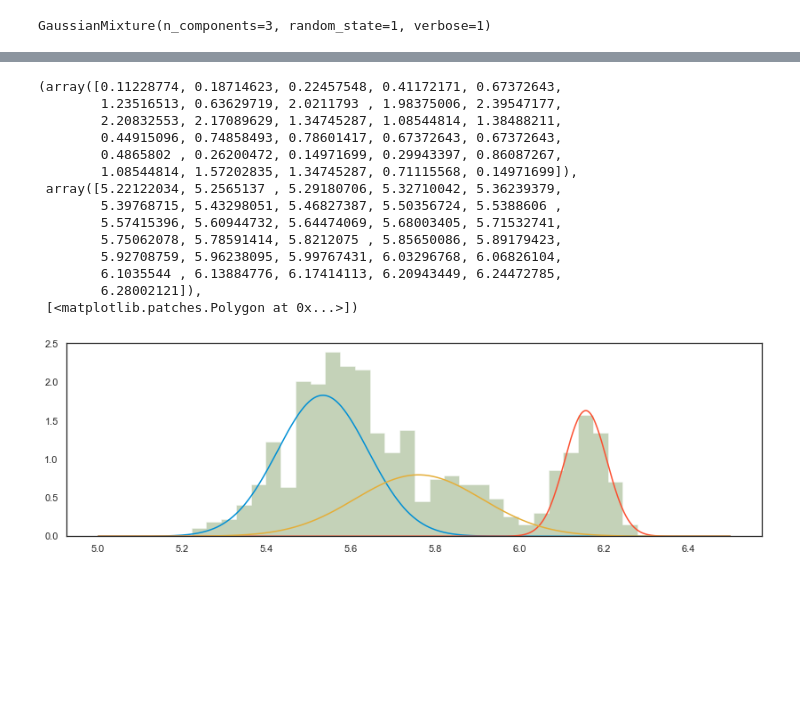
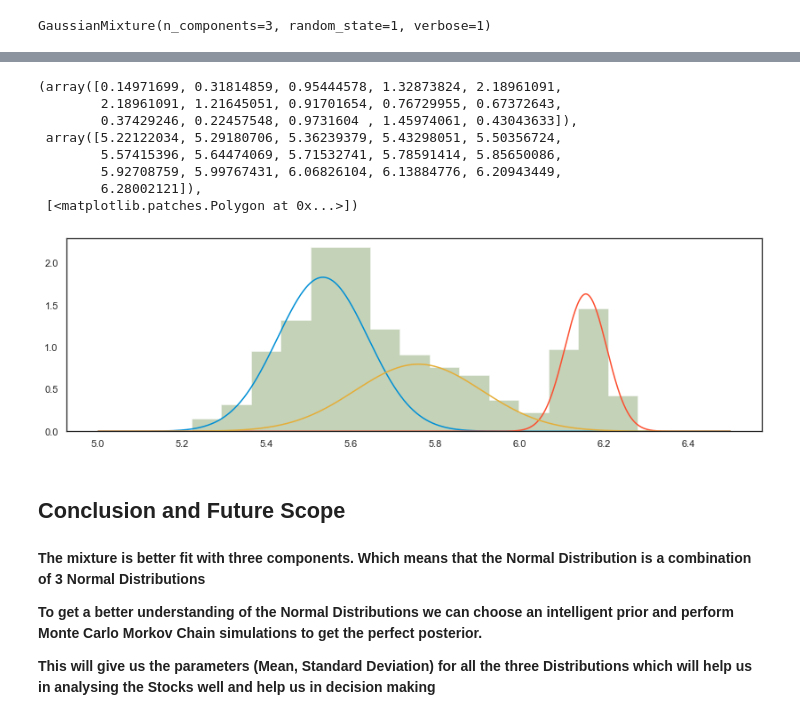
Before and after one commit to adharangaonkar/Machine-Learning-in-Finance, a Jupyter notebook: Adobe Stocks Project/Probability Distribution Analysis - Adobe Stocks.ipynb, the cells around one changed output, grey strips where cells are left out. Cells and saved outputs as stored; diff of their text form; code cells hidden in the pictures; blank space fills up the shorter version.

Commit message:
Adobe Stocks Commit -2

```diff
--- a/Adobe Stocks Project/Probability Distribution Analysis - Adobe Stocks.ipynb
+++ b/Adobe Stocks Project/Probability Distribution Analysis - Adobe Stocks.ipynb
@@ -288,21 +375,23 @@ plt.hist(X, 30, density=True, histtype='stepfilled', alpha=0.4)
 # %%
 responsibilities = mixm.predict_proba(x.reshape(-1, 1))
 pdf_individual = responsibilities * pdf[:, np.newaxis]
 plt.plot(x, pdf_individual)
-plt.hist(X, 30, density=True, histtype='stepfilled', alpha=0.4)
+plt.hist(X, 15, density=True, histtype='stepfilled', alpha=0.4)
 # %% [output]
-(array([0.11228774, 0.18714623, 0.22457548, 0.41172171, 0.67372643,
-        1.23516513, 0.63629719, 2.0211793 , 1.98375006, 2.39547177,
-        2.20832553, 2.17089629, 1.34745287, 1.08544814, 1.38488211,
-        0.44915096, 0.74858493, 0.78601417, 0.67372643, 0.67372643,
-        0.4865802 , 0.26200472, 0.14971699, 0.29943397, 0.86087267,
-        1.08544814, 1.57202835, 1.34745287, 0.71115568, 0.14971699]),
- array([5.22122034, 5.2565137 , 5.29180706, 5.32710042, 5.36239379,
-        5.39768715, 5.43298051, 5.46827387, 5.50356724, 5.5388606 ,
-        5.57415396, 5.60944732, 5.64474069, 5.68003405, 5.71532741,
-        5.75062078, 5.78591414, 5.8212075 , 5.85650086, 5.89179423,
-        5.92708759, 5.96238095, 5.99767431, 6.03296768, 6.06826104,
-        6.1035544 , 6.13884776, 6.17414113, 6.20943449, 6.24472785,
+(array([0.14971699, 0.31814859, 0.95444578, 1.32873824, 2.18961091,
+        2.18961091, 1.21645051, 0.91701654, 0.76729955, 0.67372643,
+        0.37429246, 0.22457548, 0.9731604 , 1.45974061, 0.43043633]),
+ array([5.22122034, 5.29180706, 5.36239379, 5.43298051, 5.50356724,
+        5.57415396, 5.64474069, 5.71532741, 5.78591414, 5.85650086,
+        5.92708759, 5.99767431, 6.06826104, 6.13884776, 6.20943449,
         6.28002121]),
  [<matplotlib.patches.Polygon at 0x...>])
-[figure, old version]
+[figure, new version]
+# %% [markdown]
+## Conclusion and Future Scope
+# %% [markdown]
+**The mixture is better fit with three components. Which means that the Normal Distribution is a combination of 3 Normal Distributions** </br>
+
+**To get a better understanding of the Normal Distributions we can choose an intelligent prior and perform Monte Carlo Morkov Chain simulations to get the perfect posterior.**</br>
+
+**This will give us the parameters (Mean, Standard Deviation) for all the three Distributions which will help us in analysing the Stocks well and help us in decision making**
```
Also changed, not shown: parts of 41 cells of this notebook.
